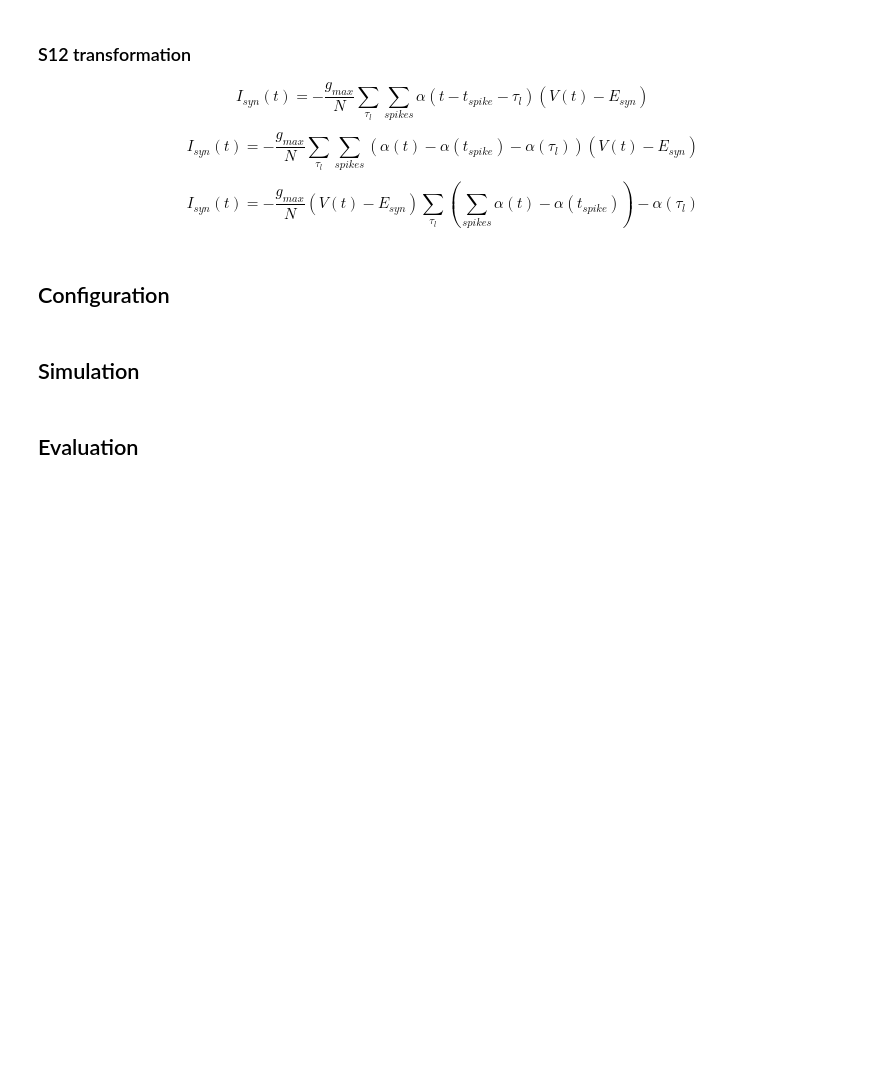
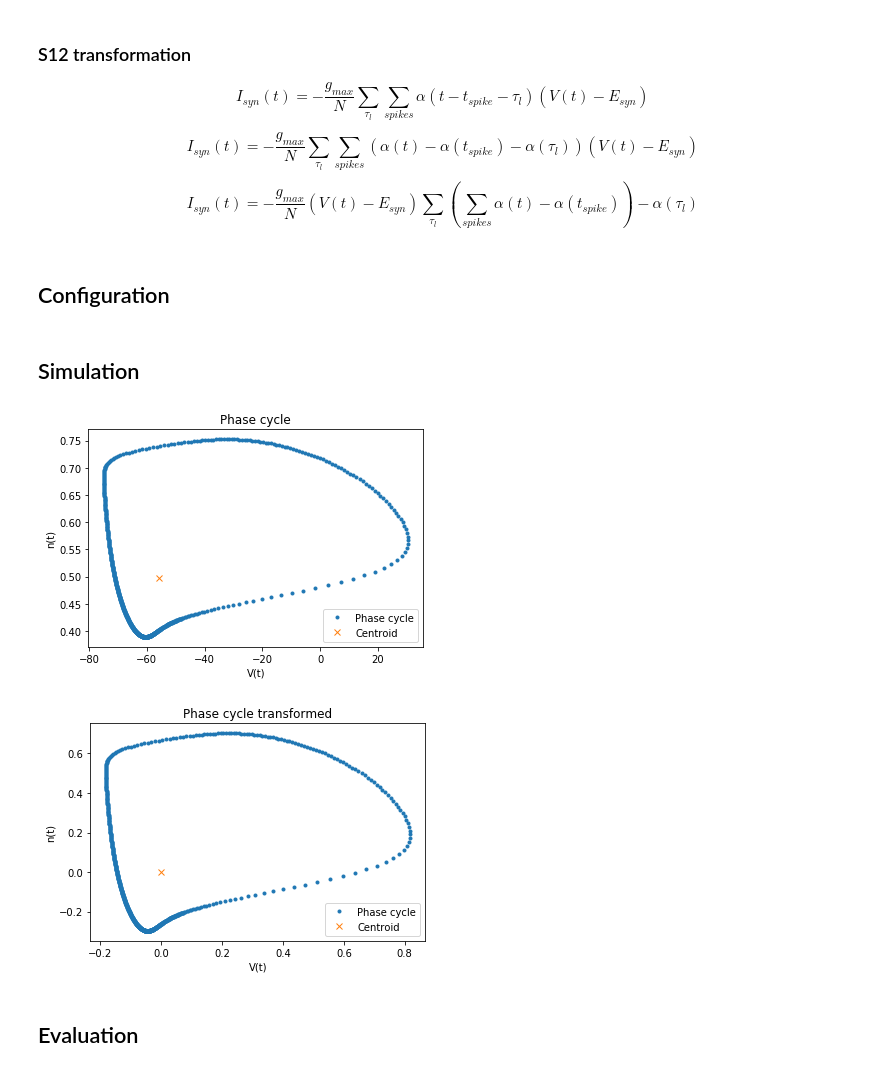
Before and after one commit to ndettmer/neuronal_synchrony_replication, a Jupyter notebook: NoNest.ipynb, the cells around one changed output. Cells and saved outputs as stored; diff of their text form; code cells hidden in the pictures; blank space fills up the shorter version.

```diff
--- a/NoNest.ipynb
+++ b/NoNest.ipynb
@@ -267,26 +257,55 @@ def simulate(ts):
 # %%
 # warmup
 ts_wu = np.arange(0, 14.7 * 3., step_size)
 for neuron in neurons:
     neuron.setup(ts_wu.size, m0, h0, n0, V0)
 simulate(ts_wu)
 
 
 # save one phase of n and V
 
 # warmup is 3 phases long, so cut the last third
 # to securely get data, which is already following the phase dynamics
-start_idx = int(14.7 * 2 / step_size)
+start_idx = int(14.5 * 2 / step_size)
 V_phase = neurons[0].V[start_idx:]
 n_phase = neurons[0].n[start_idx:]
 
 # calculate the centroid of the phase cycle
 V_phase_mean = np.mean(V_phase)
 n_phase_mean = np.mean(n_phase)
+V_phase_min = np.min(V_phase)
+n_phase_min = np.min(n_phase)
+V_phase_max = np.max(V_phase)
+n_phase_max = np.max(n_phase)
+
+# plot cycle without transformation
+plt.plot(V_phase, n_phase, ".")
+plt.plot(V_phase_mean, n_phase_mean, "x")
+plt.legend(["Phase cycle", "Centroid"])
+plt.ylabel("n(t)")
+plt.xlabel("V(t)")
+plt.title("Phase cycle")
+plt.show()
 
 # translate the phase cycle to the origin
 V_phase -= V_phase_mean
 n_phase -= n_phase_mean
+
+# scale cycle for phase determination
+V_phase /= V_phase_max - V_phase_min
+n_phase /= n_phase_max - n_phase_min
+
+# plot cycle with transformation
+plt.plot(V_phase, n_phase, ".")
+plt.plot(np.mean(V_phase), np.mean(n_phase), "x")
+plt.legend(["Phase cycle", "Centroid"])
+plt.ylabel("n(t)")
+plt.xlabel("V(t)")
+plt.title("Phase cycle transformed")
+plt.show()
+# %% [output]
+[figure, added]
+[figure, added]
 # %%
 # cut first phase
 phase_len = int(14.7 / step_size)
```
Also changed, not shown: parts of 4 cells of this notebook.
